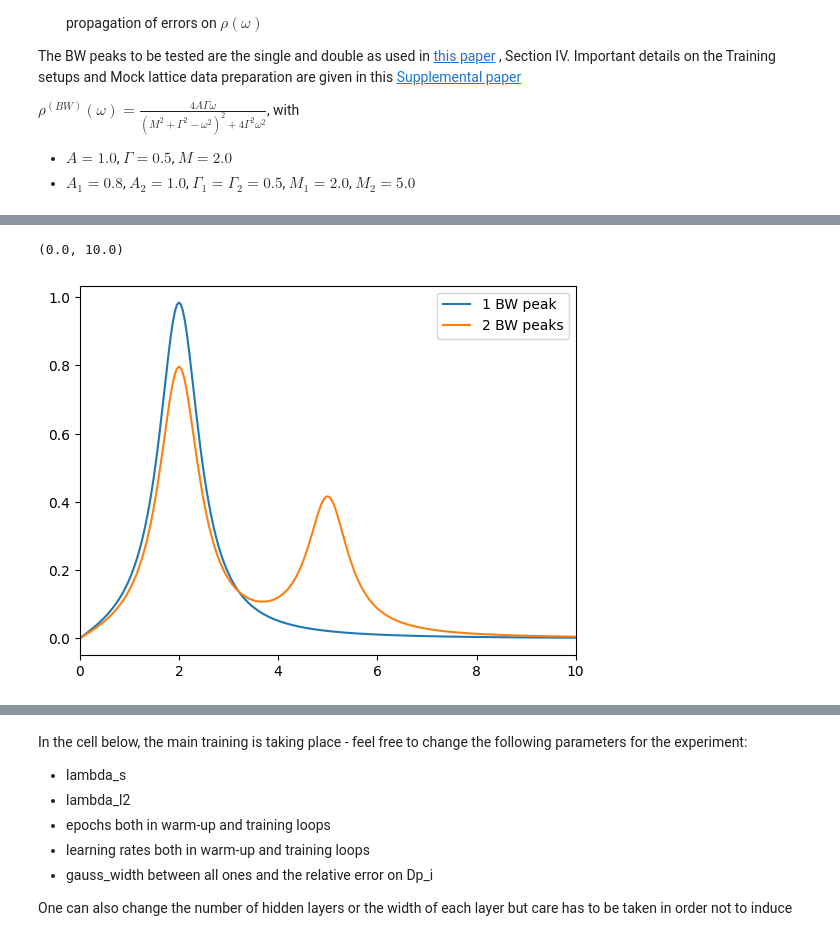
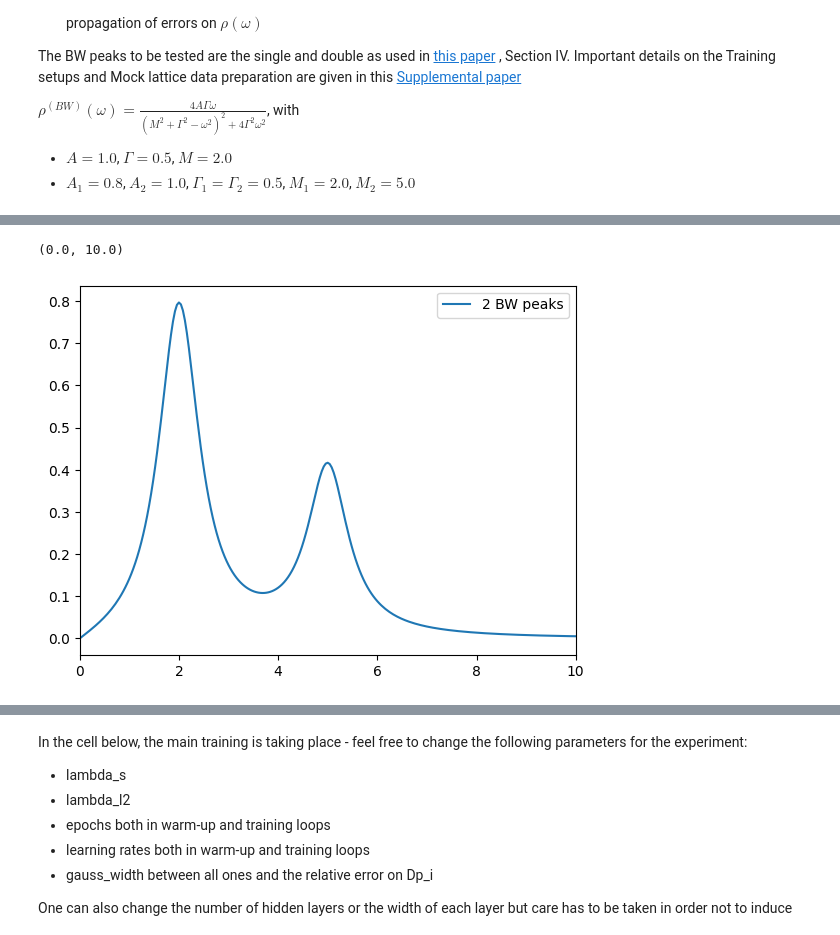
Before and after one commit to LaurinPannullo/neuralFit, a Jupyter notebook: MLSpecFuncNN.ipynb, the cells around one changed output, grey strips where cells are left out. Saved outputs shown, nothing was run; the diff lists cells and outputs as text; code cells hidden in the pictures.

```diff
--- a/MLSpecFuncNN.ipynb
+++ b/MLSpecFuncNN.ipynb
@@ -52,17 +52,17 @@ def BWfun(Aa,Gamma,Mass,Omega):
 # %%
 ##Depending on which list you choose construct and save the spec_func as below and comment them out
 #spec1BW = BWfun(A,Ga,M,omega)
-spec2BW = BWfun(A,Ga,M,omega)
+spec2BW = physicsHelper.BWfun(A,Ga,M,omega)
 # %%
-plt.plot(omega,spec1BW,label=r'1 BW peak')
+# plt.plot(omega,spec1BW,label=r'1 BW peak')
 plt.plot(omega,spec2BW, label=r'2 BW peaks')
 #plt.plot(omega,spec3BW, label=r'3 BW peaks')
 
 plt.legend()
 plt.xlim(0,10)
 # %% [output]
 (0.0, 10.0)
-[figure, old version]
+[figure, new version]
 # %%
 # Constructing the training data - preparing the discrete kernel
 # Following the paper with grid of Np=25 and Nw=500
```
Also changed, not shown: parts of 22 cells of this notebook, 4 other files.
